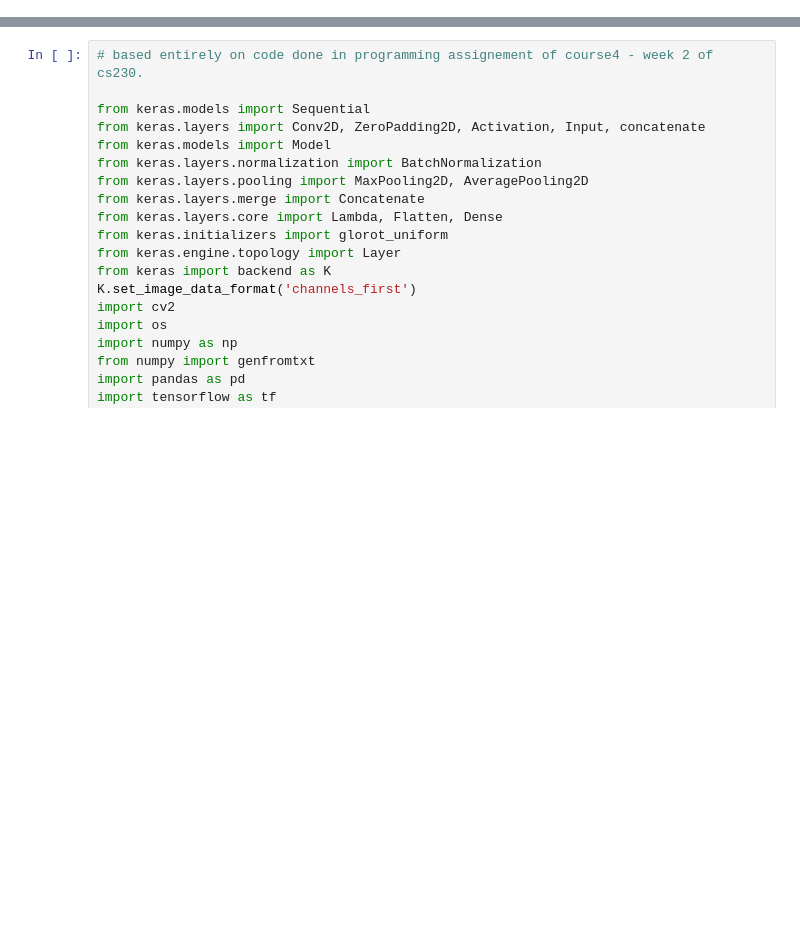
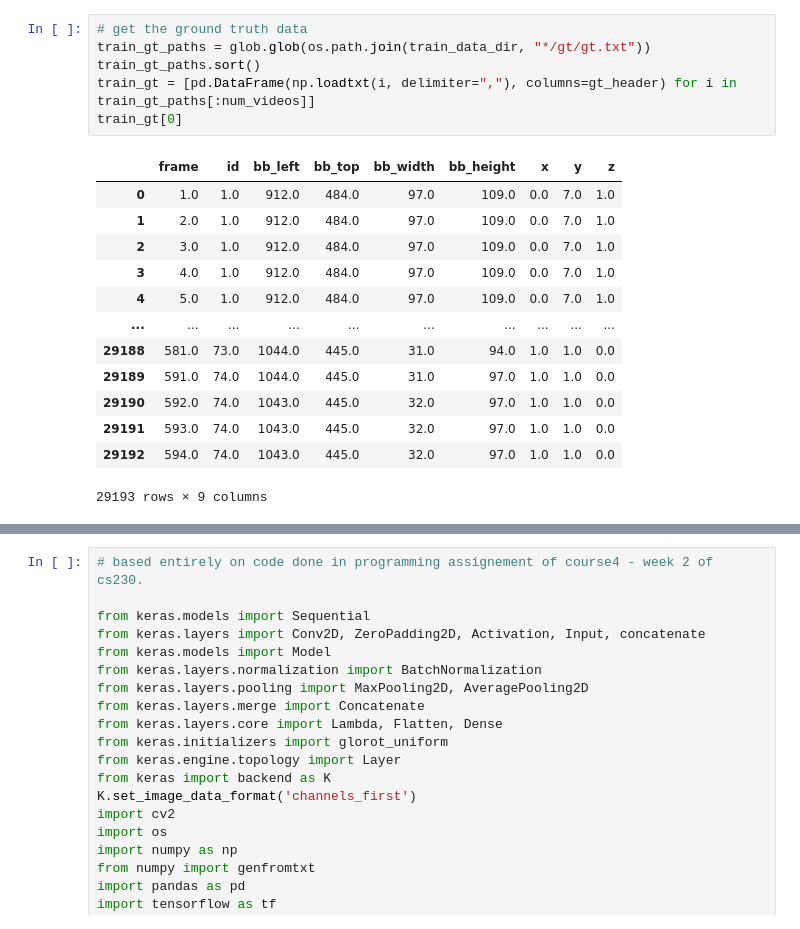
Before and after one commit to ladouceu/cs230-ladouceu, a Jupyter notebook: siamese_network.ipynb, the cells around one changed output, grey strips where cells are left out. Cells and saved outputs as stored; diff of their text form; blank space fills up the shorter version.

```diff
--- a/siamese_network.ipynb
+++ b/siamese_network.ipynb
@@ -0,0 +62,20 @@
+# %%
+# get the ground truth data
+train_gt_paths = glob.glob(os.path.join(train_data_dir, "*/gt/gt.txt"))
+train_gt_paths.sort()
+train_gt = [pd.DataFrame(np.loadtxt(i, delimiter=","), columns=gt_header) for i in train_gt_paths[:num_videos]]
+train_gt[0]
+# %% [output]
+|  | frame | id | bb_left | bb_top | bb_width | bb_height | x | y | z |
+| 0 | 1.0 | 1.0 | 912.0 | 484.0 | 97.0 | 109.0 | 0.0 | 7.0 | 1.0 |
+| 1 | 2.0 | 1.0 | 912.0 | 484.0 | 97.0 | 109.0 | 0.0 | 7.0 | 1.0 |
+| 2 | 3.0 | 1.0 | 912.0 | 484.0 | 97.0 | 109.0 | 0.0 | 7.0 | 1.0 |
+| 3 | 4.0 | 1.0 | 912.0 | 484.0 | 97.0 | 109.0 | 0.0 | 7.0 | 1.0 |
+| 4 | 5.0 | 1.0 | 912.0 | 484.0 | 97.0 | 109.0 | 0.0 | 7.0 | 1.0 |
+| ... | ... | ... | ... | ... | ... | ... | ... | ... | ... |
+| 29188 | 581.0 | 73.0 | 1044.0 | 445.0 | 31.0 | 94.0 | 1.0 | 1.0 | 0.0 |
+| 29189 | 591.0 | 74.0 | 1044.0 | 445.0 | 31.0 | 97.0 | 1.0 | 1.0 | 0.0 |
+| 29190 | 592.0 | 74.0 | 1043.0 | 445.0 | 32.0 | 97.0 | 1.0 | 1.0 | 0.0 |
+| 29191 | 593.0 | 74.0 | 1043.0 | 445.0 | 32.0 | 97.0 | 1.0 | 1.0 | 0.0 |
+| 29192 | 594.0 | 74.0 | 1043.0 | 445.0 | 32.0 | 97.0 | 1.0 | 1.0 | 0.0 |
+29193 rows × 9 columns
```
Also changed, not shown: parts of 24 cells of this notebook.
